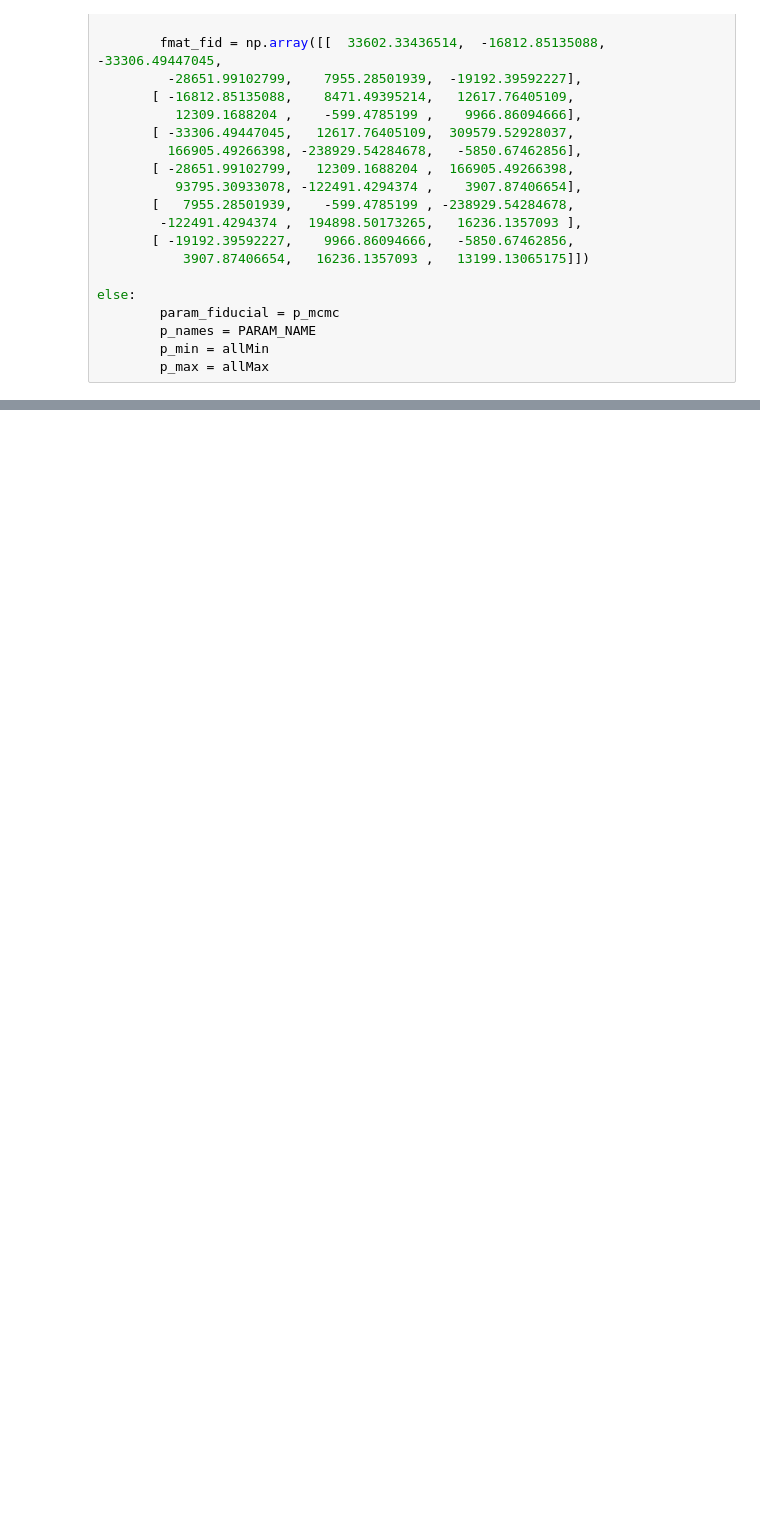
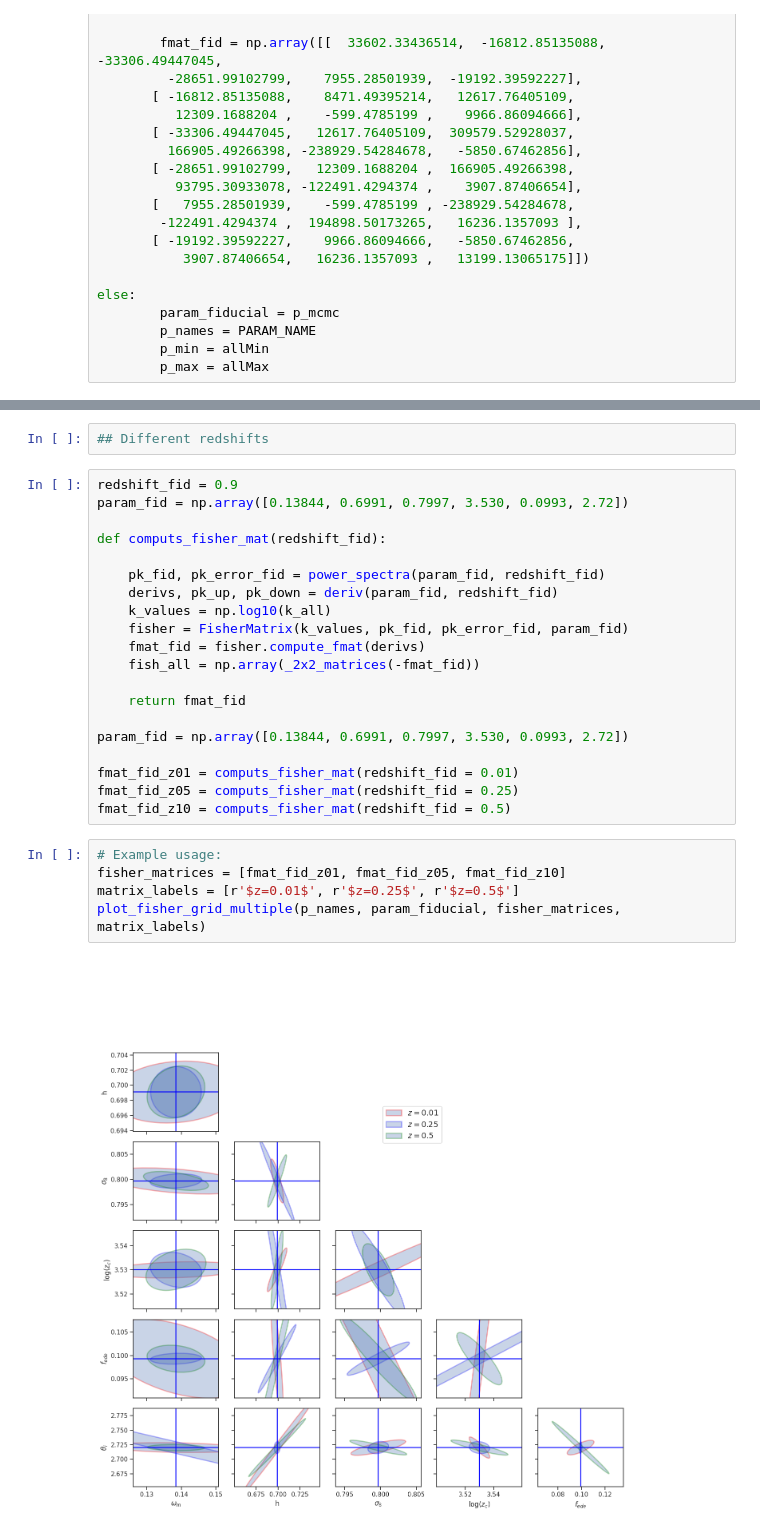
Before and after one commit to nesar/EarlyDarkEmu, a Jupyter notebook: nbs/index.ipynb, the cells around one changed output, grey strips where cells are left out. Saved outputs shown, nothing was run; the diff lists cells and outputs as text; blank space fills up the shorter version.

```diff
--- a/nbs/index.ipynb
+++ b/nbs/index.ipynb
@@ -824,0 +871,29 @@ plot_fisher_grid_aligned(p_names, param_fiducial, fmat_fid)
+# %%
+## Different redshifts
+# %%
+redshift_fid = 0.9
+param_fid = np.array([0.13844, 0.6991, 0.7997, 3.530, 0.0993, 2.72])
+
+def computs_fisher_mat(redshift_fid):
+
+    pk_fid, pk_error_fid = power_spectra(param_fid, redshift_fid)
+    derivs, pk_up, pk_down = deriv(param_fid, redshift_fid)
+    k_values = np.log10(k_all)
+    fisher = FisherMatrix(k_values, pk_fid, pk_error_fid, param_fid)
+    fmat_fid = fisher.compute_fmat(derivs)
+    fish_all = np.array(_2x2_matrices(-fmat_fid))
+
+    return fmat_fid
+
+param_fid = np.array([0.13844, 0.6991, 0.7997, 3.530, 0.0993, 2.72])
+
+fmat_fid_z01 = computs_fisher_mat(redshift_fid = 0.01)
+fmat_fid_z05 = computs_fisher_mat(redshift_fid = 0.25)
+fmat_fid_z10 = computs_fisher_mat(redshift_fid = 0.5)
+# %%
+# Example usage:
+fisher_matrices = [fmat_fid_z01, fmat_fid_z05, fmat_fid_z10]
+matrix_labels = [r'$z=0.01$', r'$z=0.25$', r'$z=0.5$']
+plot_fisher_grid_multiple(p_names, param_fiducial, fisher_matrices, matrix_labels)
+# %% [output]
+[figure, added]
```
Also changed, not shown: parts of 3 cells of this notebook, 1 other file.
